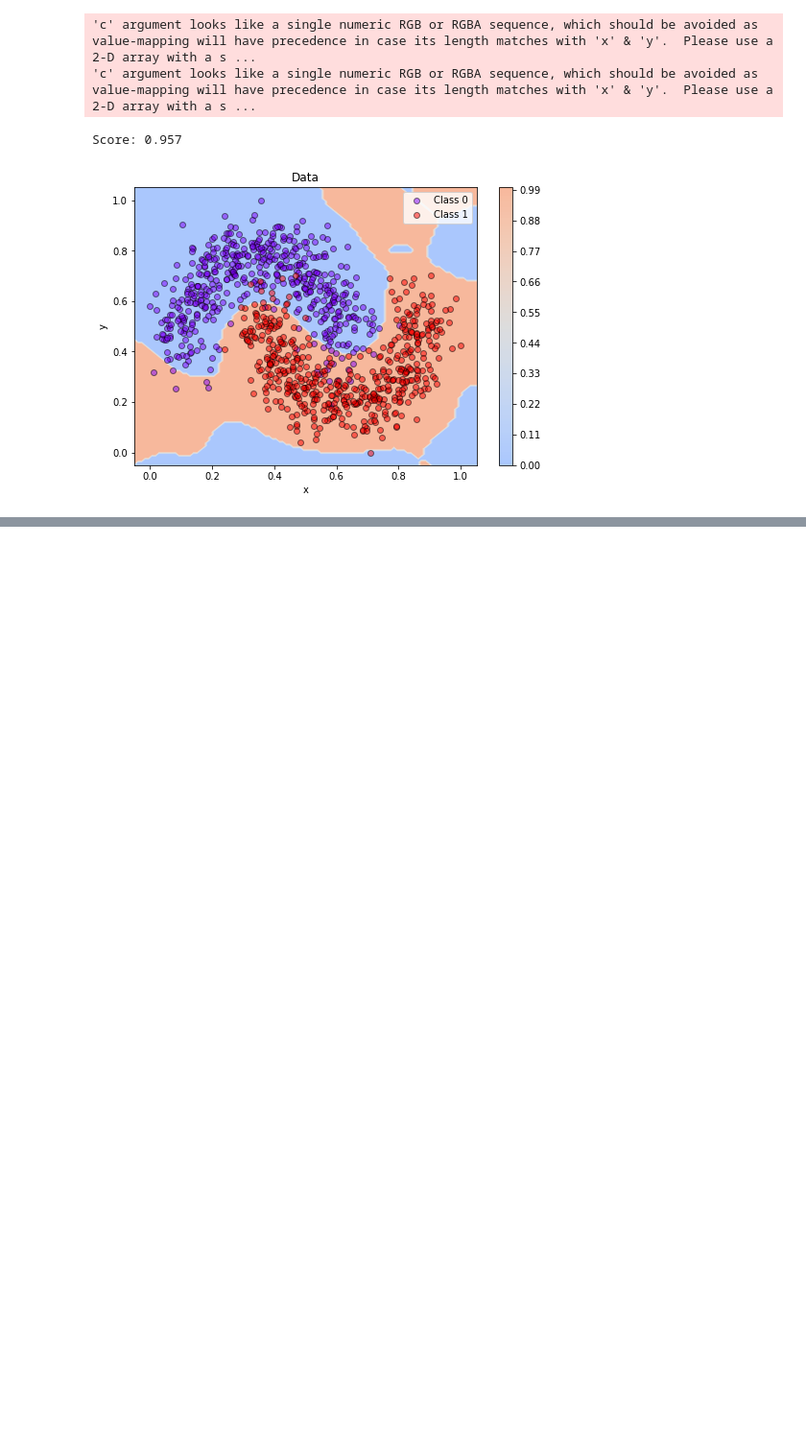
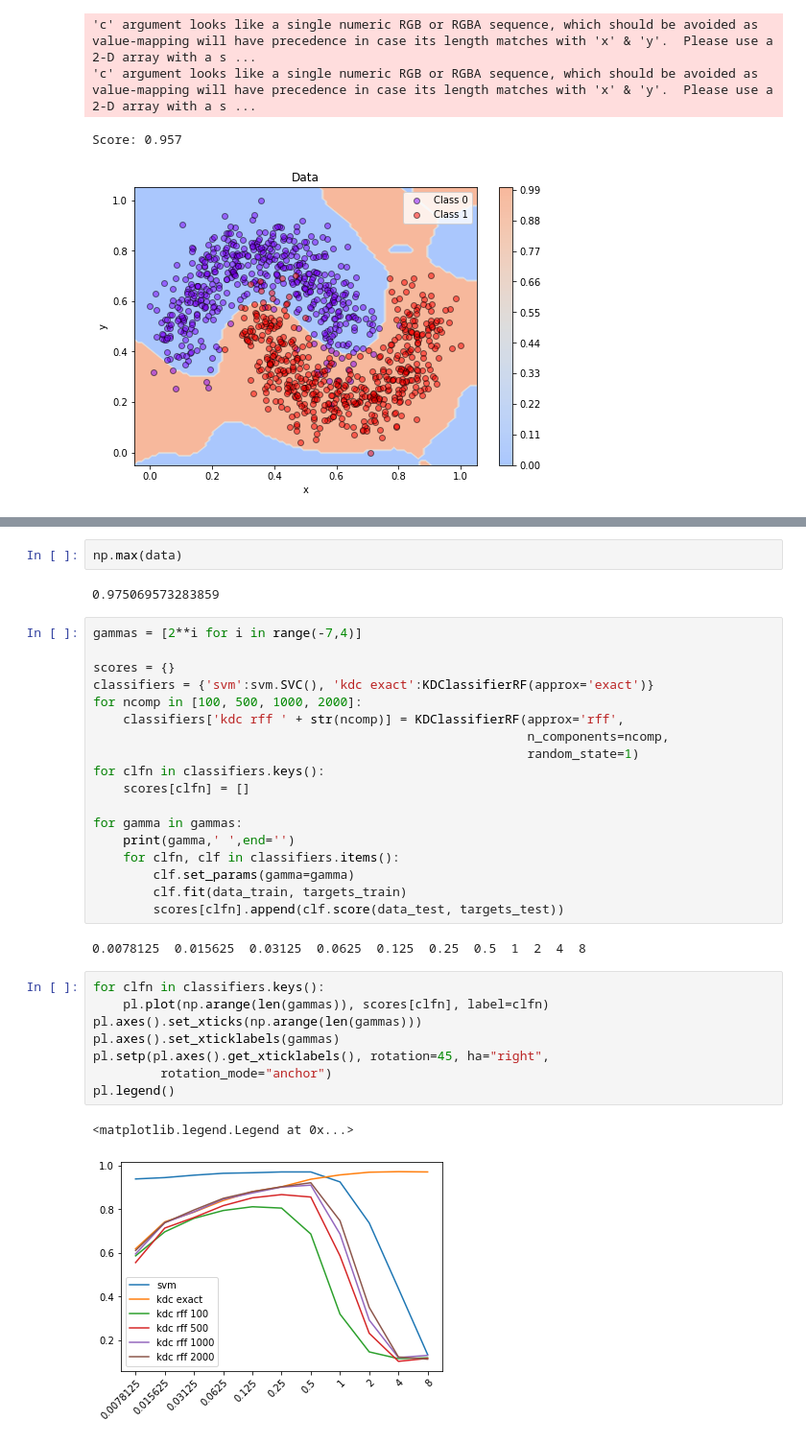
Before and after one commit to fagonzalezo/sklearn-kdcrf, a Jupyter notebook: examples/KDCRF.ipynb, the cells around one changed output, grey strips where cells are left out. Shown at 96% size. Drawn from its saved outputs; the diff is of its cells as text; blank space fills up the shorter version.

```diff
--- a/examples/KDCRF.ipynb
+++ b/examples/KDCRF.ipynb
@@ -121,0 +146,35 @@ Score: 0.957
+# %%
+np.max(data)
+# %% [output]
+0.975069573283859
+# %%
+gammas = [2**i for i in range(-7,4)]
+
+scores = {}
+classifiers = {'svm':svm.SVC(), 'kdc exact':KDClassifierRF(approx='exact')}
+for ncomp in [100, 500, 1000, 2000]:
+    classifiers['kdc rff ' + str(ncomp)] = KDClassifierRF(approx='rff',
+                                                          n_components=ncomp,
+                                                          random_state=1)
+for clfn in classifiers.keys():
+    scores[clfn] = []
+
+for gamma in gammas:
+    print(gamma,' ',end='')
+    for clfn, clf in classifiers.items():
+        clf.set_params(gamma=gamma)
+        clf.fit(data_train, targets_train)
+        scores[clfn].append(clf.score(data_test, targets_test))
+# %% [output]
+0.0078125  0.015625  0.03125  0.0625  0.125  0.25  0.5  1  2  4  8
+# %%
+for clfn in classifiers.keys():
+    pl.plot(np.arange(len(gammas)), scores[clfn], label=clfn)
+pl.axes().set_xticks(np.arange(len(gammas)))
+pl.axes().set_xticklabels(gammas)
+pl.setp(pl.axes().get_xticklabels(), rotation=45, ha="right",
+         rotation_mode="anchor")
+pl.legend()
+# %% [output]
+<matplotlib.legend.Legend at 0x...>
+[figure, added]
```
Also changed, not shown: parts of 2 cells of this notebook.
